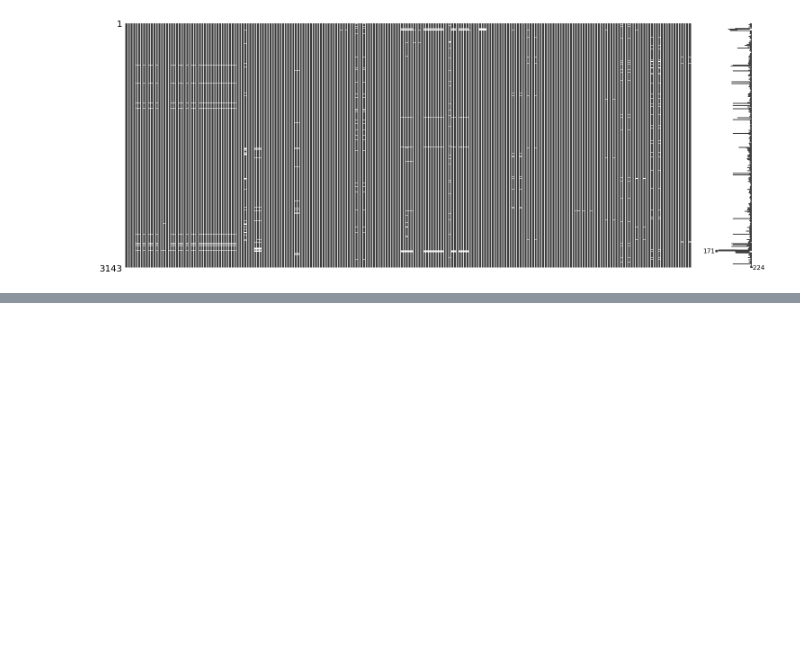
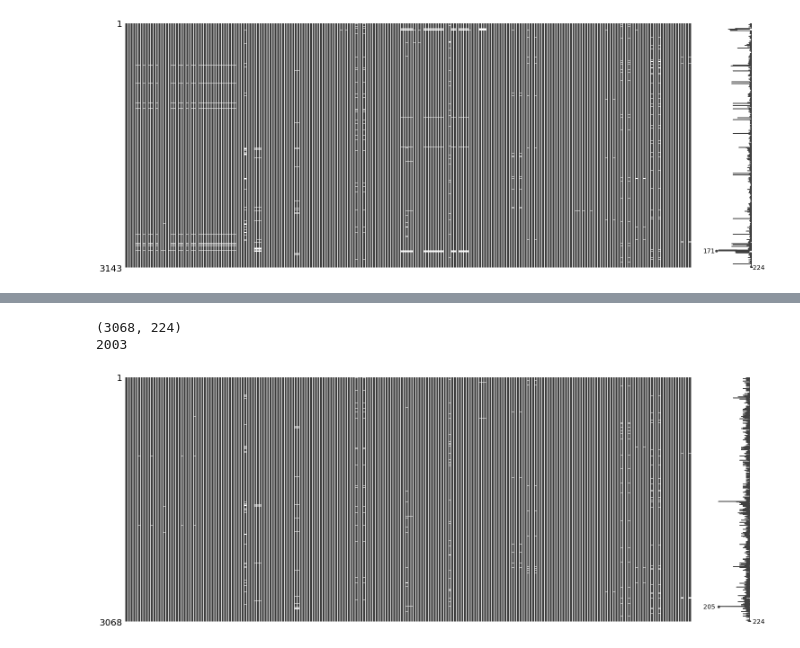
Before and after one commit to Porrster/DSD_Work, a Jupyter notebook: Proj1Food.ipynb, the cells around one changed output, grey strips where cells are left out. Drawn from its saved outputs; the diff is of its cells as text; code cells hidden in the pictures; blank space fills up the shorter version.

```diff
--- a/Proj1Food.ipynb
+++ b/Proj1Food.ipynb
@@ -94,0 +88,14 @@ ValueError: labels [51510 'VA' 'Alexandria' nan nan nan nan nan nan nan nan nan
+# %%
+# now lets remove rows with particularly large numbers of missing values
+for i, row in food_clean.iterrows():
+    if sum(pd.isnull(row)) > 40:
+        food_clean = food_clean.drop(i)
+print(food_clean.shape)
+print(sum(sum(pd.isnull([food_clean[x[0]] for x in food_clean.items()]))))
+# %% [output]
+(3068, 224)
+2003
+# %%
+msno.matrix(food_clean)
+# %% [output]
+[figure, added]
```
Also changed, not shown: parts of 3 cells of this notebook.
